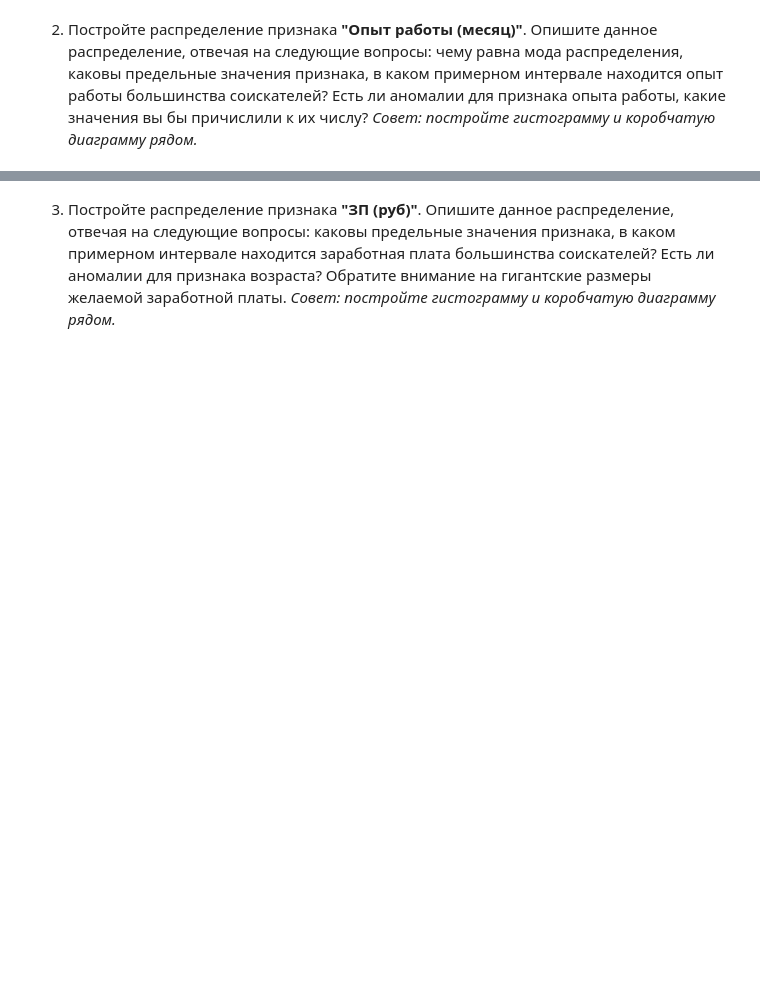
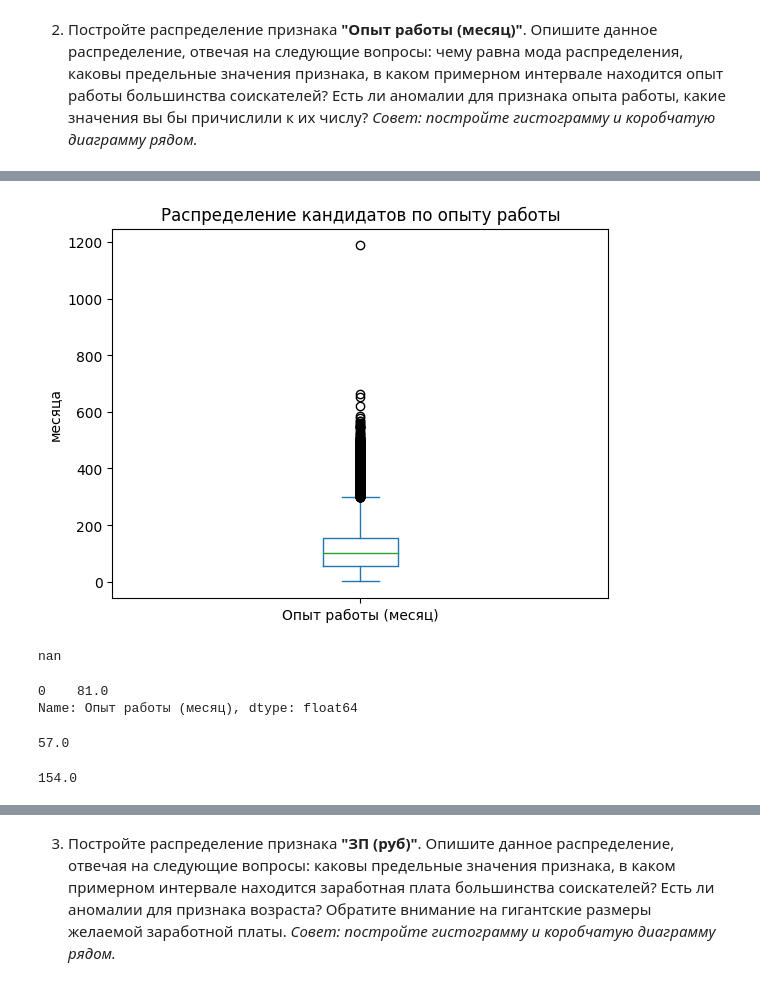
Before and after one commit to sanchopanso92/IDE, a Jupyter notebook: Project 1/Project-1. Ноутбук-шаблон.ipynb, the cells around one changed output, grey strips where cells are left out. Cells and saved outputs as stored; diff of their text form; code cells hidden in the pictures; blank space fills up the shorter version.

```diff
--- a/Project 1/Project-1. Ноутбук-шаблон.ipynb
+++ b/Project 1/Project-1. Ноутбук-шаблон.ipynb
@@ -398,0 +436,19 @@ pylab.show()
+# %%
+df['Опыт работы (месяц)'].plot(kind='box', title='Распределение кандидатов по опыту работы', ylabel='месяца');
+# %% [output]
+[figure, added]
+# %%
+stats.skew(df['Опыт работы (месяц)'], bias=False )
+# %% [output]
+nan
+# %%
+df['Опыт работы (месяц)'].mode()
+# %% [output]
+0    81.0
+Name: Опыт работы (месяц), dtype: float64
+# %%
+display(df['Опыт работы (месяц)'].quantile(0.25))
+display(df['Опыт работы (месяц)'].quantile(0.75))
+# %% [output]
+57.0
+154.0
```
Also changed, not shown: parts of 49 cells of this notebook.
